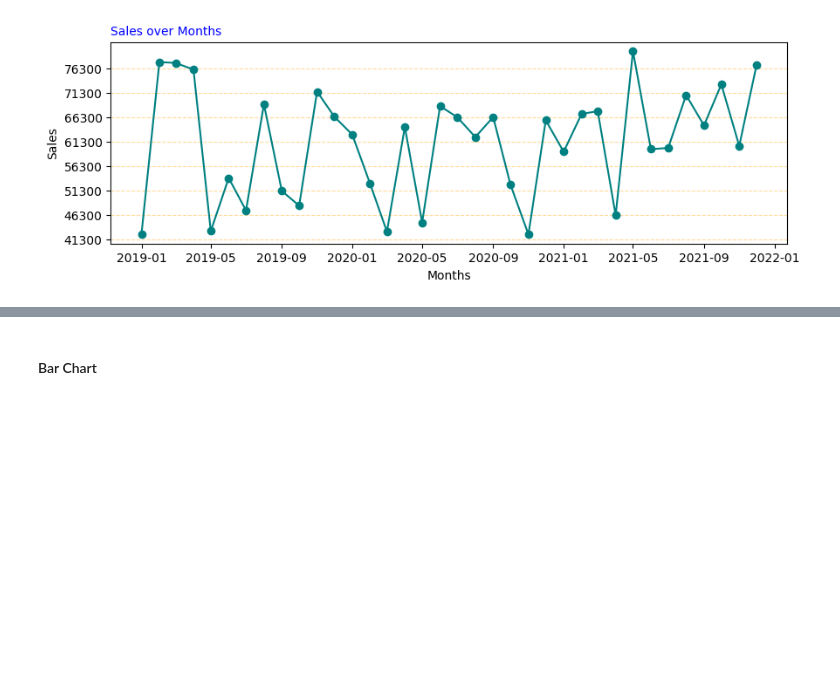
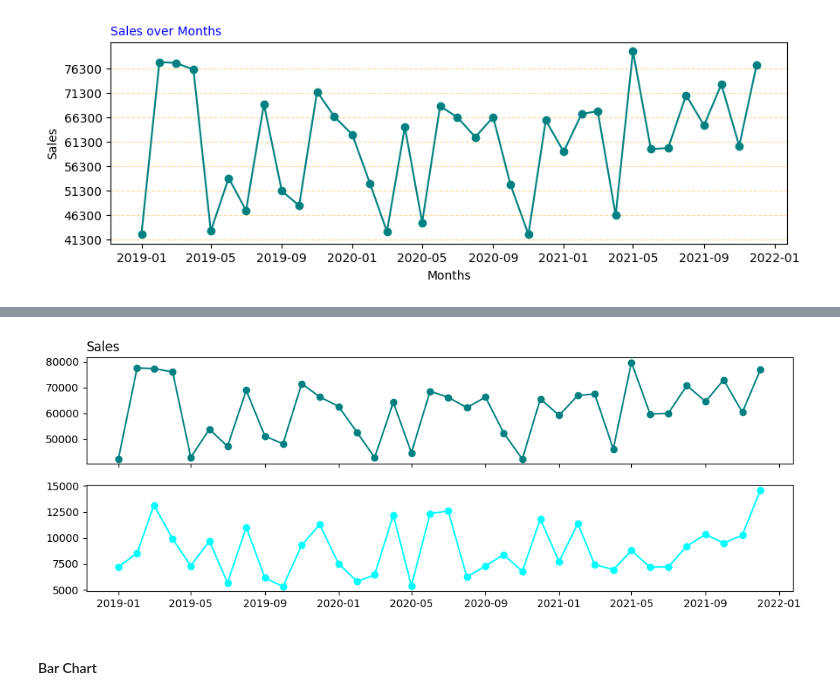
Before and after one commit to knowledge-corner/Renault-Nissan-Python-Training, a Jupyter notebook: Day - 3.ipynb, the cells around one changed output, grey strips where cells are left out. Drawn from its saved outputs; the diff is of its cells as text; code cells hidden in the pictures; blank space fills up the shorter version.

```diff
--- a/Day - 3.ipynb
+++ b/Day - 3.ipynb
@@ -371,3 +383,14 @@ plt.show()
+# %%
+fig, ax = plt.subplots(nrows=2, figsize = (12, 4), sharex=True)
+ax[0].plot(dates, sales, color = "Teal", marker = "o")
+ax[1].plot(dates, profits, color = "Cyan", marker = "o")
+
+ax[0].set_title("Sales", loc = "left")
+ax[1].set_title("Sales", loc = "left")
+
+plt.show()
+# %% [output]
+[figure, added]
 # %%
 products = np.array(['Caffe Latte', 'Cappuccino', 'Colombian', 'Darjeeling', 'Decaf Irish Cream', 'Earl Grey', 'Green Tea', 'Lemon', 'Mint', 'Regular Espresso'])
 sales = np.array([52248.0, 14068.0, 71060.0, 60014.0, 69925.0, 27711.0, 19231.0, 24873.0, 32825.0, 44109.0])
```
Also changed, not shown: parts of 1 cell of this notebook.
